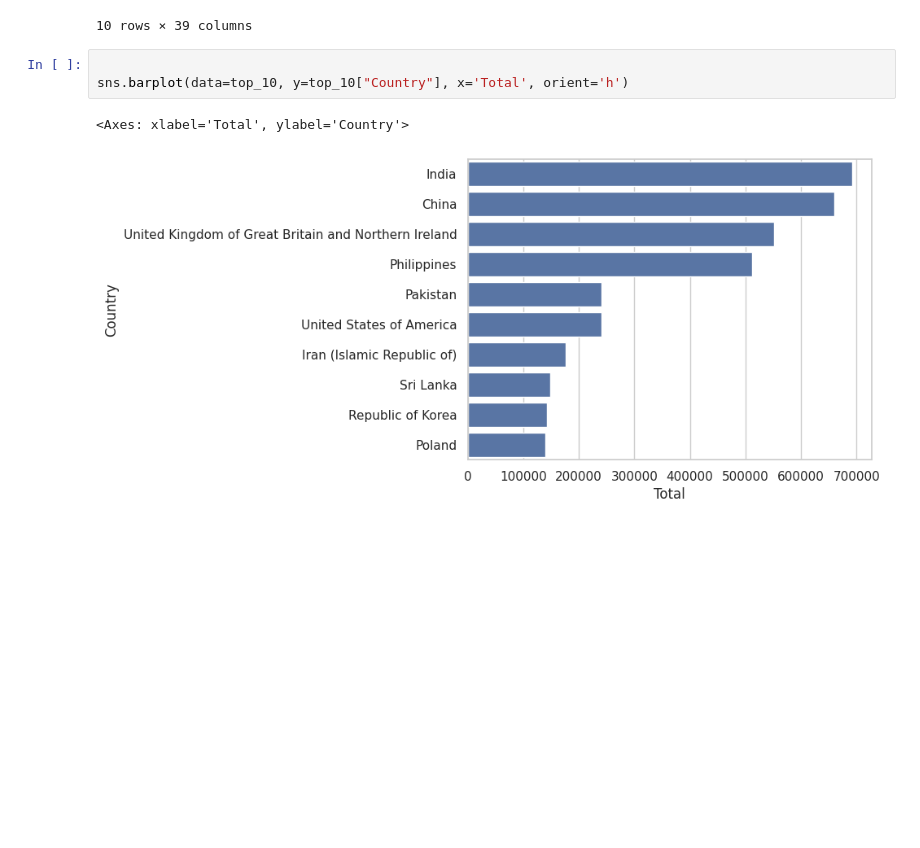
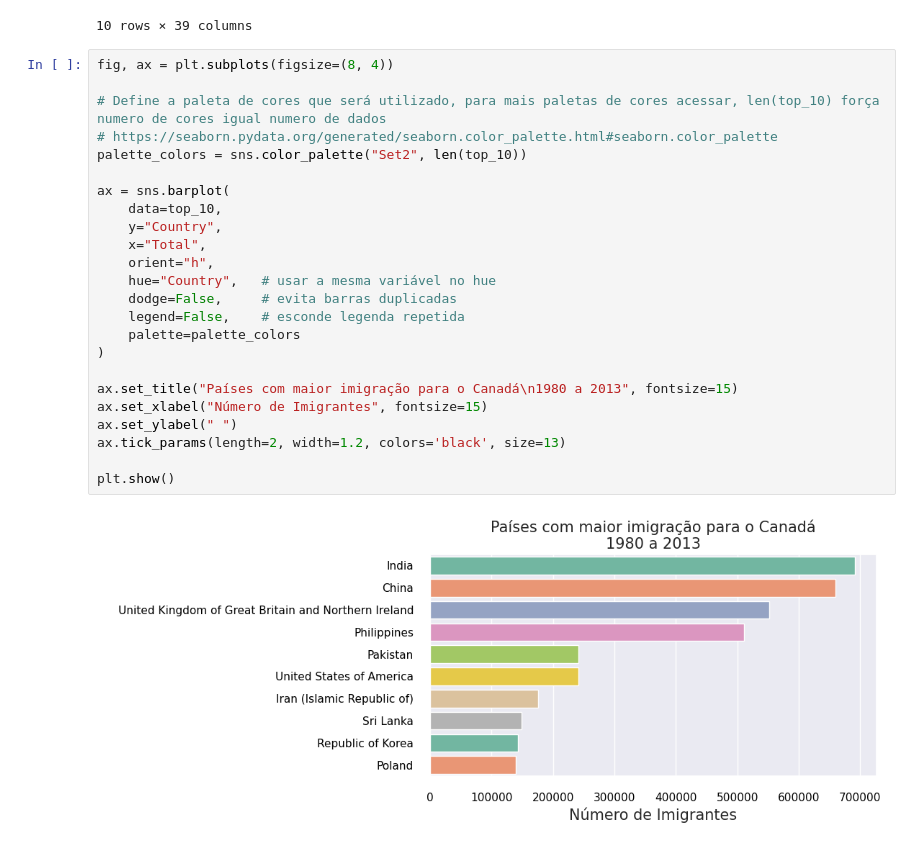
Before and after one commit to JuniorAlencar/Data_Science_Alura, a Jupyter notebook: jupyter/modulo4.ipynb, the cells around one changed output. Saved outputs shown, nothing was run; the diff lists cells and outputs as text; blank space fills up the shorter version.

```diff
--- a/jupyter/modulo4.ipynb
+++ b/jupyter/modulo4.ipynb
@@ -21,9 +22,29 @@ top_10
 | 8 | Republic of Korea | Asia | Eastern Asia | Developing regions | 1011 | 1456 | 1572 | 1081 | 847 | 962 | ... | ... |
 | 9 | Poland | Europe | Eastern Europe | Developed regions | 863 | 2930 | 5881 | 4546 | 3588 | 2819 | ... | ... |
 10 rows × 39 columns
-# %%
-
-sns.barplot(data=top_10, y=top_10["Country"], x='Total', orient='h')
-# %% [output]
-<Axes: xlabel='Total', ylabel='Country'>
-[figure, removed]
+# %%
+fig, ax = plt.subplots(figsize=(8, 4))
+
+# Define a paleta de cores que será utilizado, para mais paletas de cores acessar, len(top_10) força numero de cores igual numero de dados
+# https://seaborn.pydata.org/generated/seaborn.color_palette.html#seaborn.color_palette
+palette_colors = sns.color_palette("Set2", len(top_10))
+
+ax = sns.barplot(
+    data=top_10,
+    y="Country",
+    x="Total",
+    orient="h",
+    hue="Country",   # usar a mesma variável no hue
+    dodge=False,     # evita barras duplicadas
+    legend=False,    # esconde legenda repetida
+    palette=palette_colors
+)
+
+ax.set_title("Países com maior imigração para o Canadá\n1980 a 2013", fontsize=15)
+ax.set_xlabel("Número de Imigrantes", fontsize=15)
+ax.set_ylabel(" ")
+ax.tick_params(length=2, width=1.2, colors='black', size=13)
+
+plt.show()
+# %% [output]
+[figure, added]
```
Also changed, not shown: parts of 5 cells of this notebook, 2 other files.
